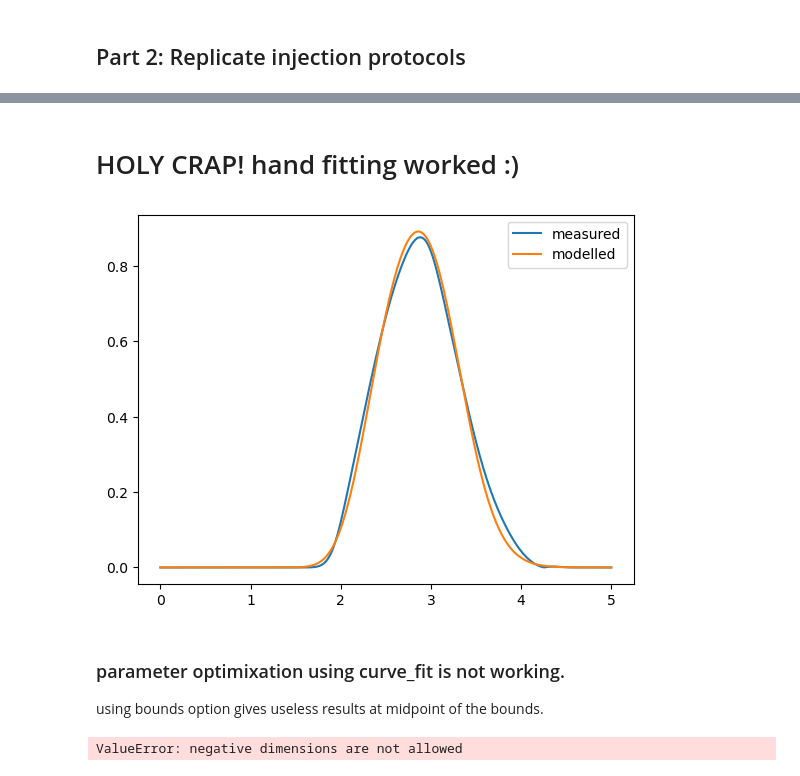
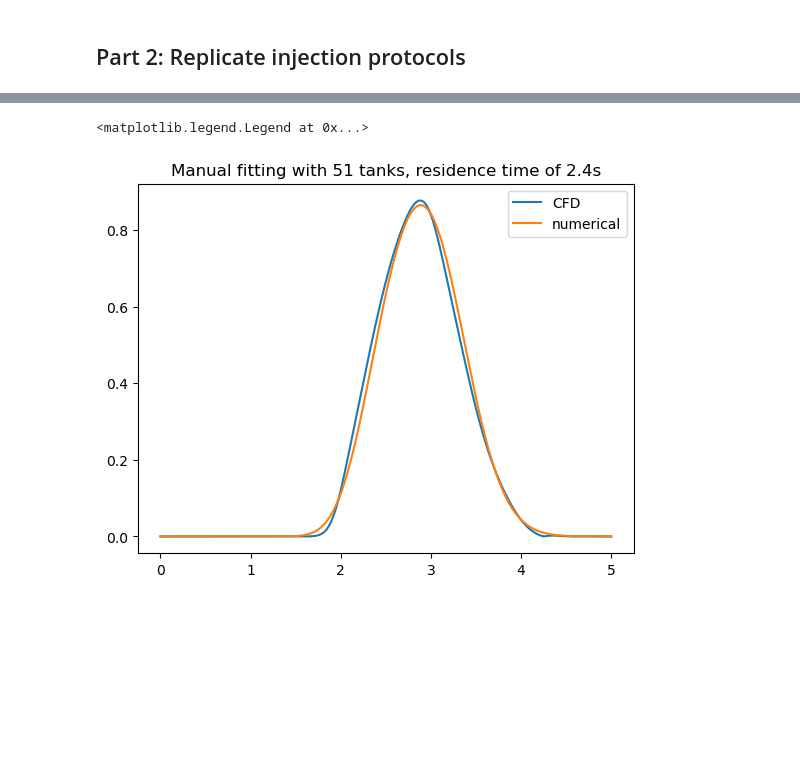
Before and after one commit to waves-stats/MOD_510_2023_autumn, a Jupyter notebook: Partha/project3/mod510_project3_partha_v2.ipynb, the cells around one changed output, grey strips where cells are left out. Cells and saved outputs as stored; diff of their text form; code cells hidden in the pictures; blank space fills up the shorter version.

```diff
--- a/Partha/project3/mod510_project3_partha_v2.ipynb
+++ b/Partha/project3/mod510_project3_partha_v2.ipynb
@@ -663,2 +430,0 @@ ax.legend()
-# %% [markdown]
-# HOLY CRAP! hand fitting worked :)
@@ -677,18 +431,20 @@ ax.legend()
-# %%
-plotcrap(*popt)
-# %% [output]
-[figure, removed]
-# %% [markdown]
-### parameter optimixation using curve_fit is not working.
-using bounds option gives useless results at midpoint of the bounds.
-# %%
-t = concdata.Time
-
-dt = 0.02
-xdata = t     # given a time discretization deltaTs
-ydata = concdata.Concentration  # change re,pinit,k till you reach this value
-# popt is the values of re,pinit,k reached
-popt, pcov = curve_fit(fit_func, xdata, ydata)#, bounds=([0,0],[5,100]))#,maxfev = 80000, bounds=(0,[5,1000]))
-popt
-# %% [output]
-ValueError: negative dimensions are not allowed
+# %%
+datafile = 'data/Healthy_rect_1s.csv'
+protocol ='rect_1s'
+concdata = pd.read_csv(datafile)
+t = concdata.Time.to_numpy()
+conc_CFD = concdata.Concentration.to_numpy()
+N = 51
+tau = 2.4
+
+model = CSTRModel(tau = tau, N= N, timedata=t, inj_prot=protocol)
+conc_model = model.time_sim(N, tau)
+
+fig, ax = plt.subplots()
+ax.plot(t, conc_CFD, label = 'CFD')
+ax.plot(t, conc_model, label = 'numerical')
+ax.set_title(f'Manual fitting with {N} tanks, residence time of {tau}s')
+ax.legend()
+# %% [output]
+<matplotlib.legend.Legend at 0x...>
+[figure, added]
```
Also changed, not shown: parts of 42 cells of this notebook.
